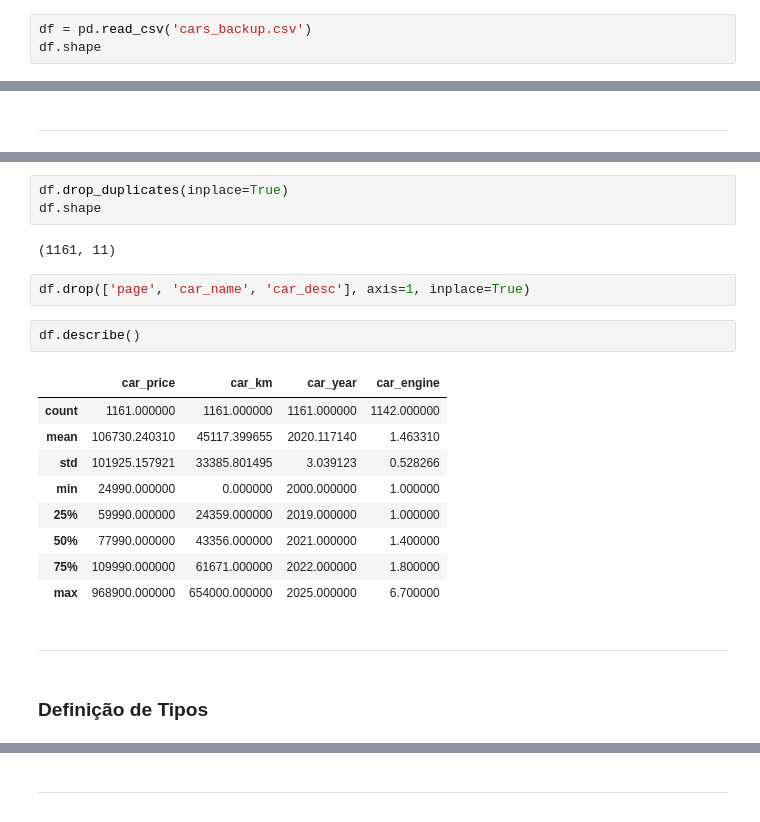
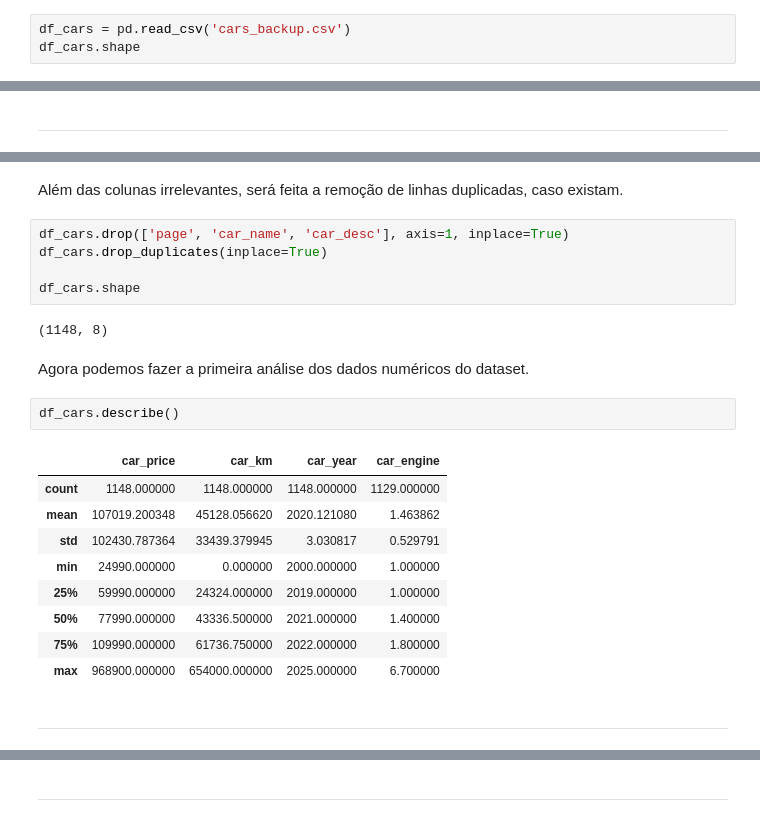
Before and after one commit to V1ct0rC/analise-seminovos-recife, a Jupyter notebook: TAGDI_Projeto_1.ipynb, the cells around one changed output, grey strips where cells are left out. Saved outputs shown, nothing was run; the diff lists cells and outputs as text.

```diff
--- a/TAGDI_Projeto_1.ipynb
+++ b/TAGDI_Projeto_1.ipynb
@@ -29,6 +33,6 @@ from fancyimpute import KNN
 # %%
-df = pd.read_csv('cars_backup.csv')
-df.shape
+df_cars = pd.read_csv('cars_backup.csv')
+df_cars.shape
 # %% [output]
 (1165, 11)
 # %% [markdown]
@@ -44,26 +54,30 @@ df.head()
 | 2 | https://www.pedragonchevroletreci... | CHEVROLET ONIX | 90000.0 | 1491.0 | 2024 | 1.0 TURBO FLEX LT MANUAL (Manual) | Pedragon Afogados | 1.0 | Manual | ... |
 | 3 | https://www.pedragonchevroletreci... | CHEVROLET ONIX | 93990.0 | 7738.0 | 2024 | 1.0 TURBO FLEX LT MANUAL (Manual) | Pedragon Beberibe | 1.0 | Manual | ... |
 | 4 | https://www.pedragonchevroletreci... | CHEVROLET ONIX PLUS | 96990.0 | 2312.0 | 2024 | 1.0 TURBO FLEX LT MANUAL (Manual) | Pedragon Rui Barbosa | 1.0 | Manual | ... |
-# %%
-df.drop_duplicates(inplace=True)
-df.shape
-# %% [output]
-(1161, 11)
+# %% [markdown]
+<p align="justify">
+Além das colunas irrelevantes, será feita a remoção de linhas duplicadas, caso existam.
 # %%
-df.drop(['page', 'car_name', 'car_desc'], axis=1, inplace=True)
+df_cars.drop(['page', 'car_name', 'car_desc'], axis=1, inplace=True)
+df_cars.drop_duplicates(inplace=True)
+
+df_cars.shape
+# %% [output]
+(1148, 8)
+# %% [markdown]
+<p align="justify">
+Agora podemos fazer a primeira análise dos dados numéricos do dataset.
 # %%
-df.describe()
+df_cars.describe()
 # %% [output]
 |  | car_price | car_km | car_year | car_engine |
-| count | 1161.000000 | 1161.000000 | 1161.000000 | 1142.000000 |
-| mean | 106730.240310 | 45117.399655 | 2020.117140 | 1.463310 |
-| std | 101925.157921 | 33385.801495 | 3.039123 | 0.528266 |
+| count | 1148.000000 | 1148.000000 | 1148.000000 | 1129.000000 |
+| mean | 107019.200348 | 45128.056620 | 2020.121080 | 1.463862 |
+| std | 102430.787364 | 33439.379945 | 3.030817 | 0.529791 |
 | min | 24990.000000 | 0.000000 | 2000.000000 | 1.000000 |
-| 25% | 59990.000000 | 24359.000000 | 2019.000000 | 1.000000 |
-| 50% | 77990.000000 | 43356.000000 | 2021.000000 | 1.400000 |
-| 75% | 109990.000000 | 61671.000000 | 2022.000000 | 1.800000 |
+| 25% | 59990.000000 | 24324.000000 | 2019.000000 | 1.000000 |
+| 50% | 77990.000000 | 43336.500000 | 2021.000000 | 1.400000 |
+| 75% | 109990.000000 | 61736.750000 | 2022.000000 | 1.800000 |
 | max | 968900.000000 | 654000.000000 | 2025.000000 | 6.700000 |
 # %% [markdown]
 ---
-# %% [markdown]
-### Definição de Tipos
```
Also changed, not shown: parts of 35 cells of this notebook.
